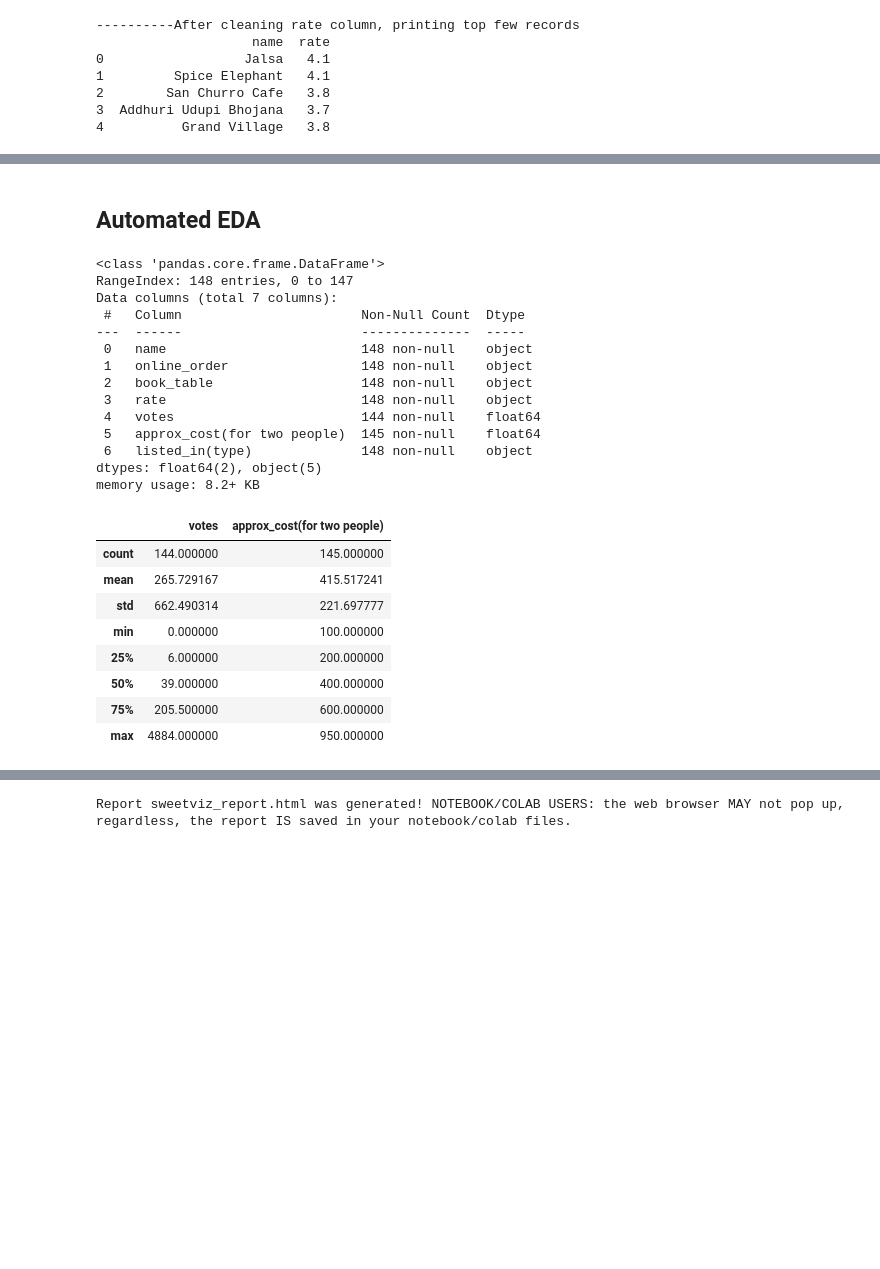
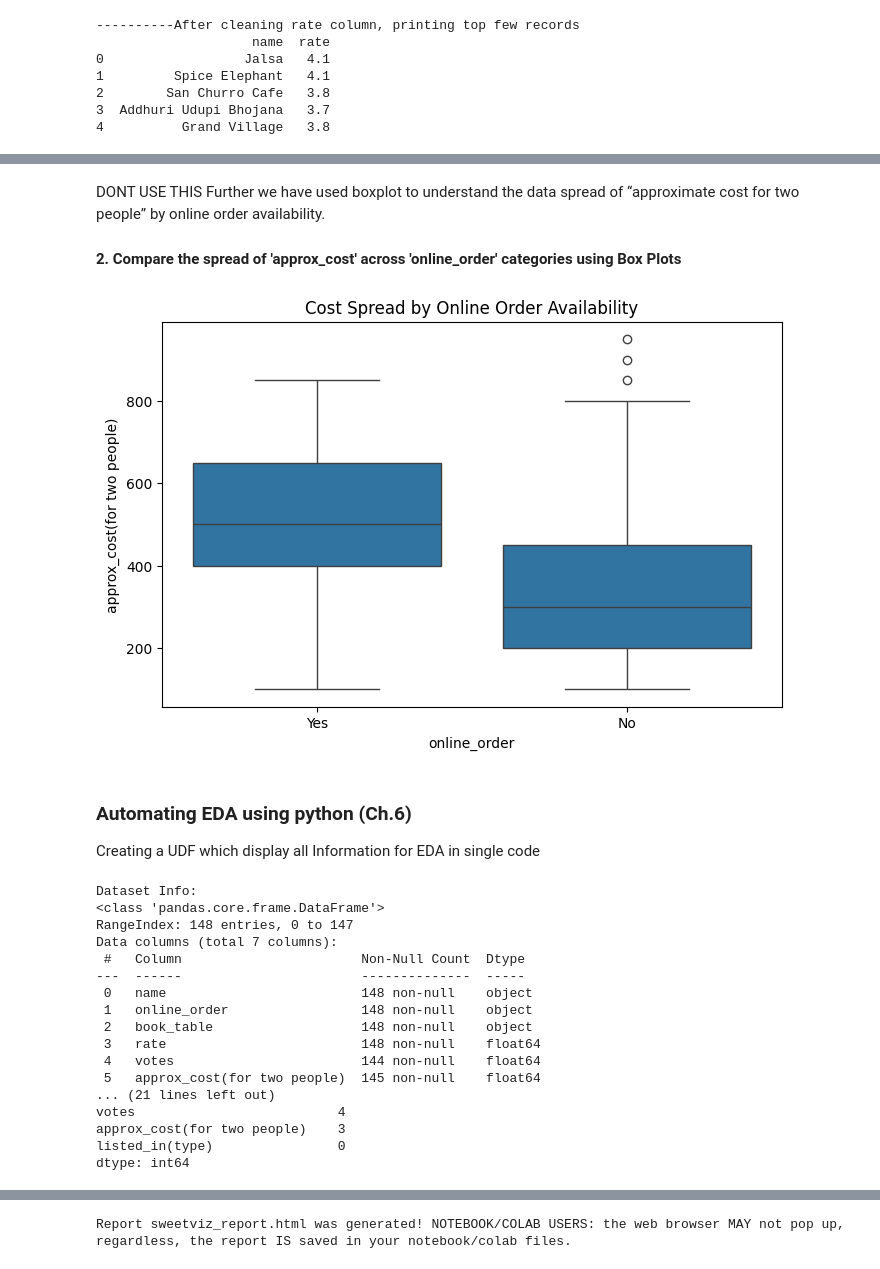
Before and after one commit to sbccas/data-analytics-using-python, a Jupyter notebook: 3_Projects_Presentations/Zomato_602_DAP_Student_Reference.ipynb, the cells around one changed output, grey strips where cells are left out. Cells and saved outputs as stored; diff of their text form; code cells hidden in the pictures; blank space fills up the shorter version.

```diff
--- a/3_Projects_Presentations/Zomato_602_DAP_Student_Reference.ipynb
+++ b/3_Projects_Presentations/Zomato_602_DAP_Student_Reference.ipynb
@@ -113,9 +113,32 @@ plt.show()
+# %% [markdown]
+DONT USE THIS
+Further we have used boxplot to understand the data spread of “approximate cost for two people” by online order availability.
+
+
+#### 2. Compare the spread of 'approx_cost' across 'online_order' categories using Box Plots
+# %%
+plt.figure(figsize=(8, 5))
+sns.boxplot(x='online_order', y='approx_cost(for two people)',
+data=df)
+plt.title("Cost Spread by Online Order Availability")
+plt.show()
+# %% [output]
+[figure, added]
 # %% [markdown]
-## Automated EDA
+### Automating EDA using python (Ch.6)
+Creating a UDF which display all Information for EDA in single code
 # %%
-df.info()
-df.describe()
+def amroli_auto(data):
+    print("Dataset Info:")
+    print(data.info())
+    print("\nDataset Description:")
+    print(data.describe())
+    print("\nMissing Values:")
+    print(data.isnull().sum())
+
+amroli_auto(df)
 # %% [output]
+Dataset Info:
 <class 'pandas.core.frame.DataFrame'>
 RangeIndex: 148 entries, 0 to 147
 Data columns (total 7 columns):
@@ -124,19 +147,12 @@ Data columns (total 7 columns):
  0   name                         148 non-null    object
  1   online_order                 148 non-null    object
  2   book_table                   148 non-null    object
- 3   rate                         148 non-null    object
+ 3   rate                         148 non-null    float64
  4   votes                        144 non-null    float64
  5   approx_cost(for two people)  145 non-null    float64
- 6   listed_in(type)              148 non-null    object
-dtypes: float64(2), object(5)
-memory usage: 8.2+ KB
+... (21 lines left out)
+votes                          4
+approx_cost(for two people)    3
+listed_in(type)                0
+dtype: int64
-|  | votes | approx_cost(for two people) |
-| count | 144.000000 | 145.000000 |
-| mean | 265.729167 | 415.517241 |
-| std | 662.490314 | 221.697777 |
-| min | 0.000000 | 100.000000 |
-| 25% | 6.000000 | 200.000000 |
-| 50% | 39.000000 | 400.000000 |
-| 75% | 205.500000 | 600.000000 |
-| max | 4884.000000 | 950.000000 |
 # %% [markdown]
```
Also changed, not shown: parts of 51 cells of this notebook, 7 other files.
